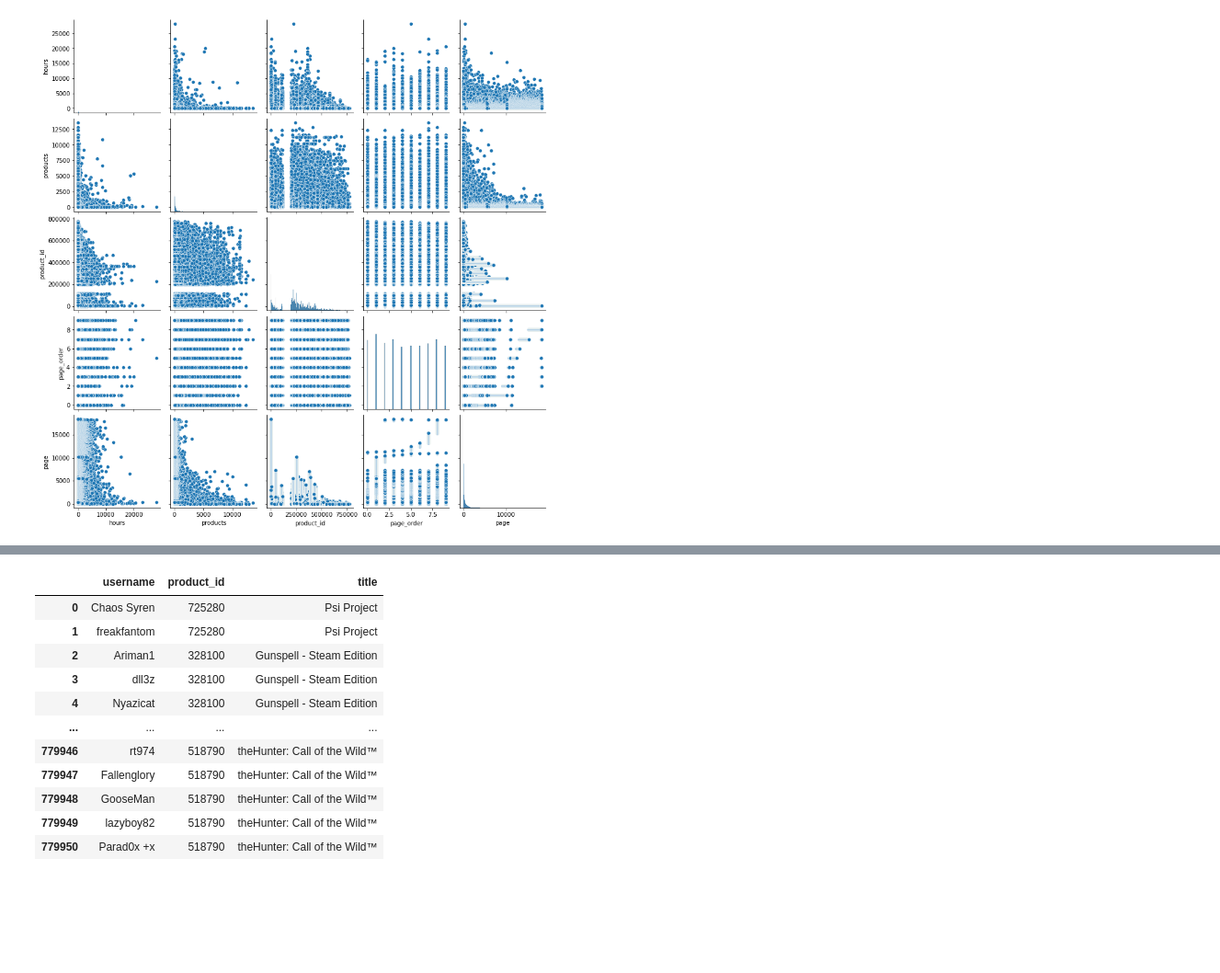
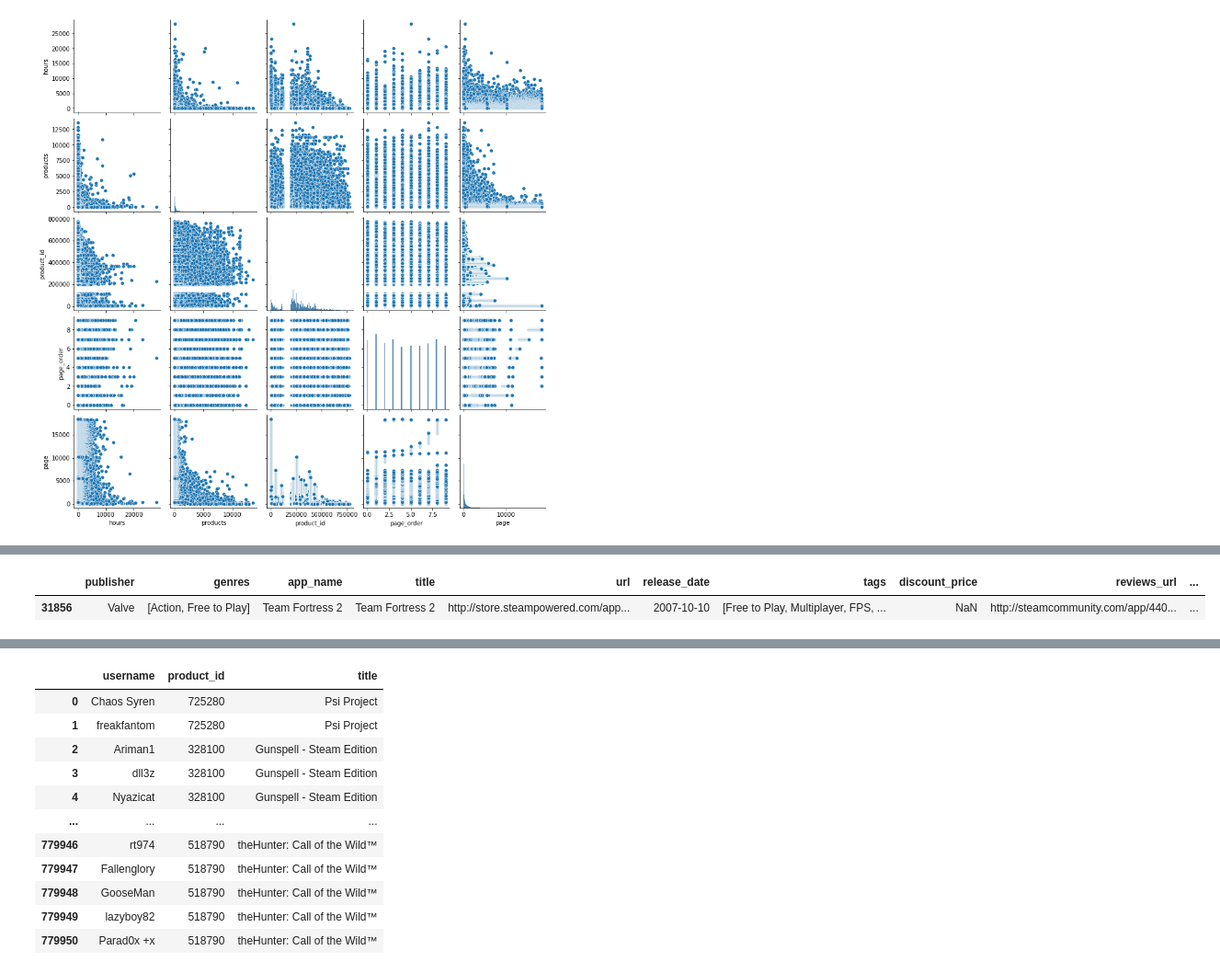
Before and after one commit to gonzalogperez/sistemas-recomendacion-steam, a Jupyter notebook: DS_Proyecto_03_SR.ipynb, the cells around one changed output, grey strips where cells are left out. Shown: that part at 92% size. Saved outputs shown, nothing was run; the diff lists cells and outputs as text; code cells hidden in the pictures; blank space fills up the shorter version.

```diff
--- a/DS_Proyecto_03_SR.ipynb
+++ b/DS_Proyecto_03_SR.ipynb
@@ -225,0 +261,5 @@ sns.pairplot(dataplot)
+# %%
+data_games[data_games.id == '440']
+# %% [output]
+|  | publisher | genres | app_name | title | url | release_date | tags | discount_price | reviews_url | ... |
+| 31856 | Valve | [Action, Free to Play] | Team Fortress 2 | Team Fortress 2 | http://store.steampowered.com/app... | 2007-10-10 | [Free to Play, Multiplayer, FPS, ... | NaN | http://steamcommunity.com/app/440... | ... |
```
Also changed, not shown: parts of 17 cells of this notebook.
